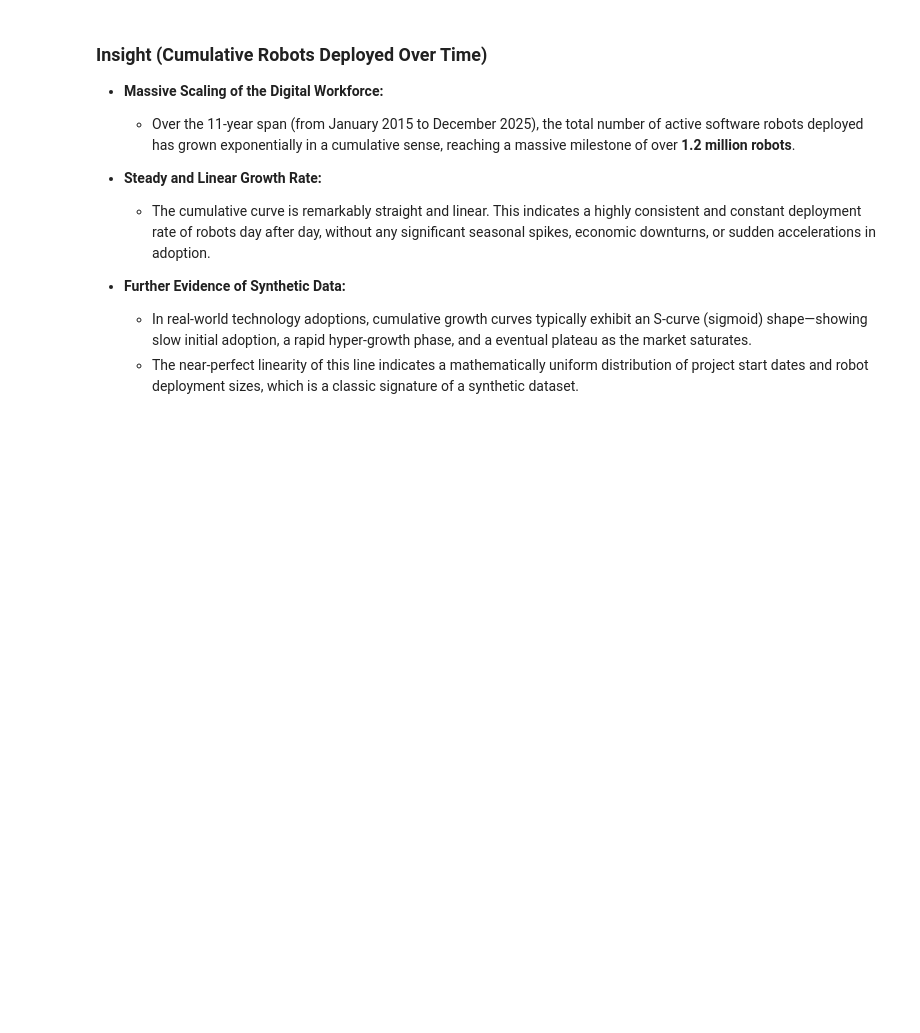
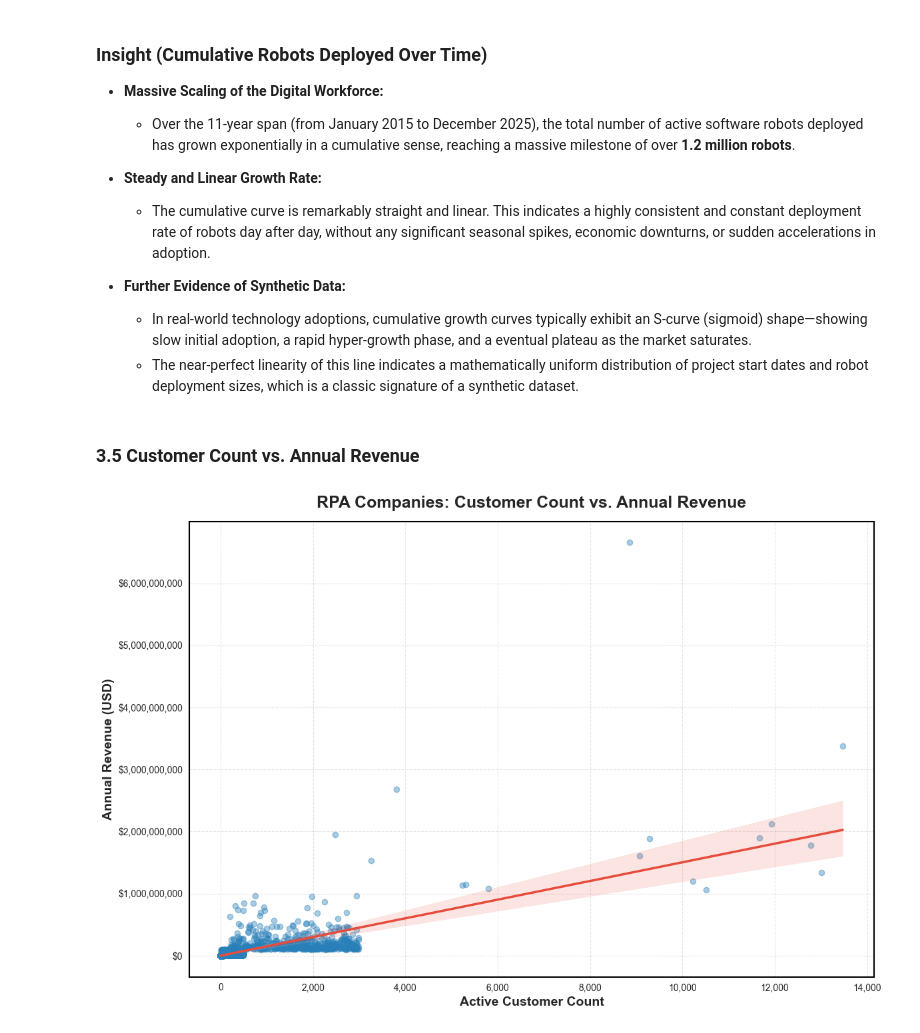
Before and after one commit to fathirrizkifadillah/Worldwide-Robotic-Process-Automation-Database-2026, a Jupyter notebook: main.ipynb, the cells around one changed output. Saved outputs shown, nothing was run; the diff lists cells and outputs as text; code cells hidden in the pictures; blank space fills up the shorter version.

Commit message:
3.5 Customer Count vs Annual Revenue

```diff
--- a/main.ipynb
+++ b/main.ipynb
@@ -1122,3 +1122,37 @@ plt.show()
 * **Further Evidence of Synthetic Data:**
   * In real-world technology adoptions, cumulative growth curves typically exhibit an S-curve (sigmoid) shape—showing slow initial adoption, a rapid hyper-growth phase, and a eventual plateau as the market saturates.
   * The near-perfect linearity of this line indicates a mathematically uniform distribution of project start dates and robot deployment sizes, which is a classic signature of a synthetic dataset.
+# %% [markdown]
+### 3.5 Customer Count vs. Annual Revenue
+# %%
+fig, ax = plt.subplots(figsize=(12, 8))
+
+sns.regplot(
+    data=rpa_companies,
+    x='customer_count',
+    y='annual_revenue_usd',
+    scatter_kws={'alpha':0.4, 'color':'#2980b9'},
+    line_kws={'color':'#e74c3c', 'linewidth':2.5},
+    ax=ax
+)
+
+ax.set_title('RPA Companies: Customer Count vs. Annual Revenue', fontsize=18, fontweight='bold', pad=15)
+ax.set_xlabel('Active Customer Count', fontsize=14, fontweight='bold')
+ax.set_ylabel('Annual Revenue (USD)', fontsize=14, fontweight='bold')
+
+ax.ticklabel_format(style='plain', axis='both')
+ax.get_yaxis().set_major_formatter(plt.FuncFormatter(lambda x, loc: f"${x:,.0f}"))
+ax.get_xaxis().set_major_formatter(plt.FuncFormatter(lambda x, loc: f"{x:,.0f}"))
+
+ax.grid(True, linestyle='--', alpha=0.5)
+
+for spine in ax.spines.values():
+    spine.set_edgecolor('black')
+    spine.set_linewidth(1.5)
+
+plt.tight_layout()
+filepath = os.path.join('img', 'RPA_Companies_Customer_vs_Revenue.png')
+plt.savefig(filepath, dpi=300, bbox_inches='tight', facecolor='white')
+plt.show()
+# %% [output]
+[figure, added]
```
Also changed, not shown: parts of 1 cell of this notebook, 1 other file.
